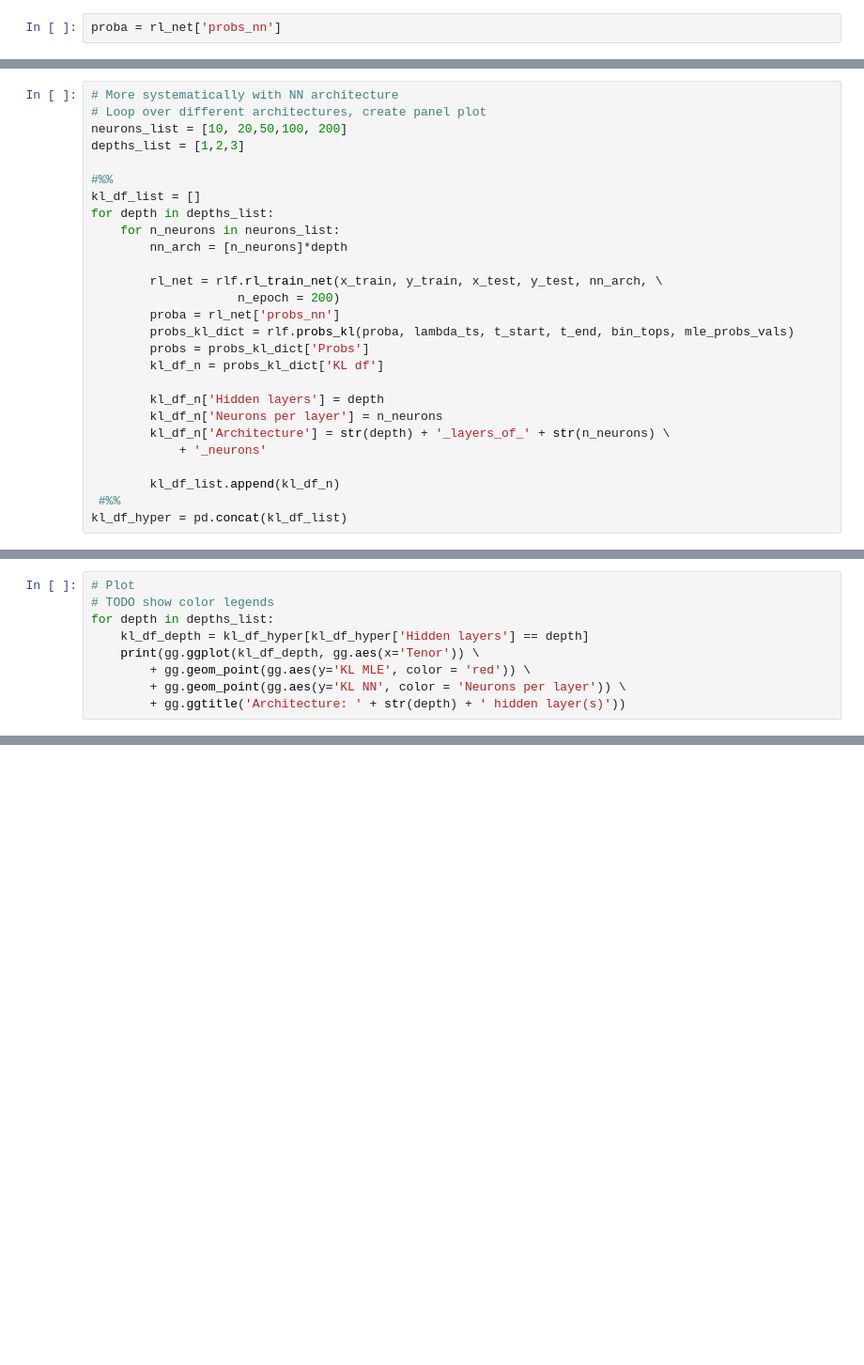
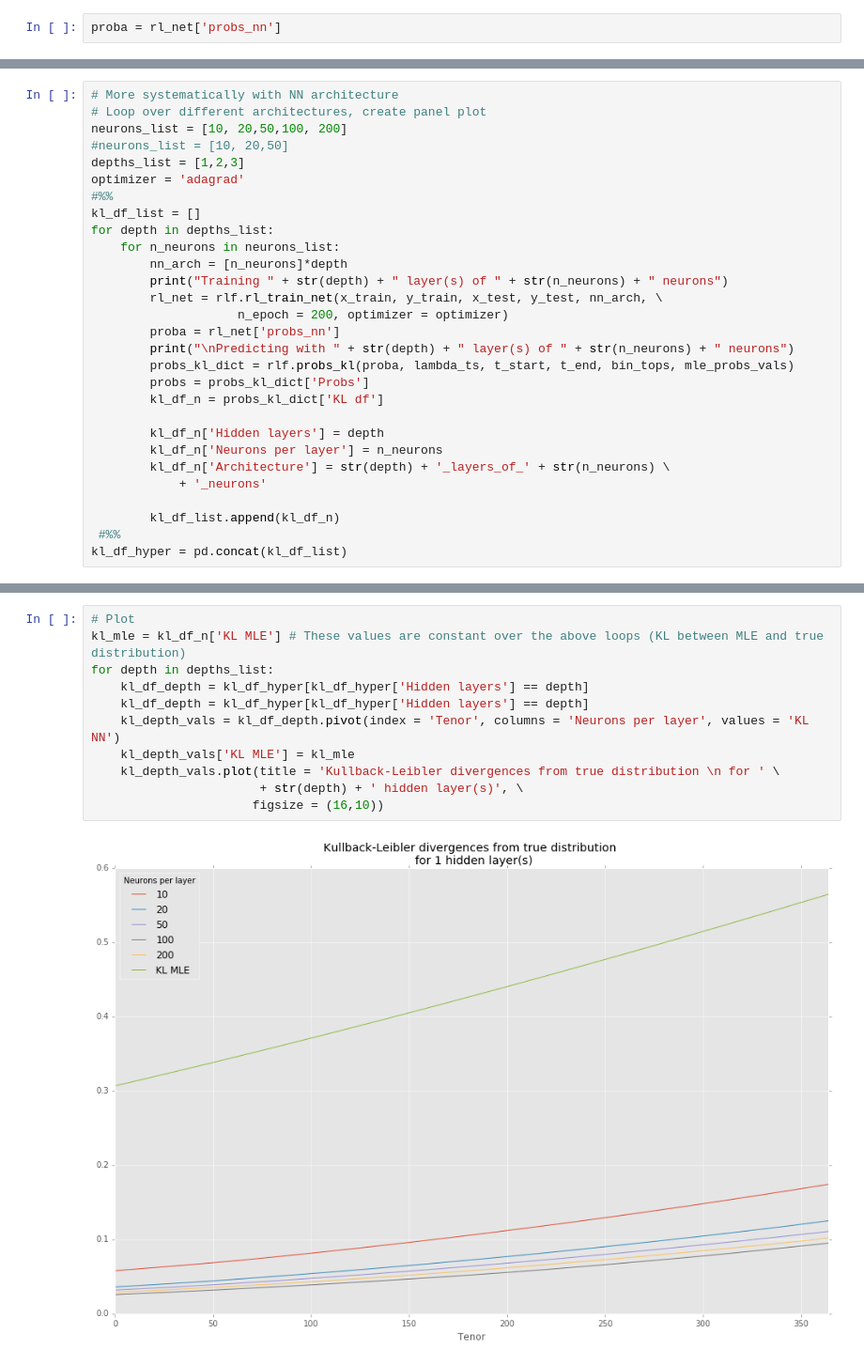
Before and after one commit to munichpavel/oprisklearning, a Jupyter notebook: risklearning_demo.ipynb, the cells around one changed output, grey strips where cells are left out. Shown at 94% size. Drawn from its saved outputs; the diff is of its cells as text; blank space fills up the shorter version.

```diff
--- a/risklearning_demo.ipynb
+++ b/risklearning_demo.ipynb
@@ -217,17 +213,19 @@ gg.ggplot(kl_df, gg.aes(x='Tenor')) \
 # More systematically with NN architecture
 # Loop over different architectures, create panel plot
 neurons_list = [10, 20,50,100, 200]
+#neurons_list = [10, 20,50]
 depths_list = [1,2,3]
-
+optimizer = 'adagrad'
 #%%
 kl_df_list = []
 for depth in depths_list:
     for n_neurons in neurons_list:
         nn_arch = [n_neurons]*depth
-
+        print("Training " + str(depth) + " layer(s) of " + str(n_neurons) + " neurons")
         rl_net = rlf.rl_train_net(x_train, y_train, x_test, y_test, nn_arch, \
-                    n_epoch = 200)
+                    n_epoch = 200, optimizer = optimizer)
         proba = rl_net['probs_nn']
+        print("\nPredicting with " + str(depth) + " layer(s) of " + str(n_neurons) + " neurons")
         probs_kl_dict = rlf.probs_kl(proba, lambda_ts, t_start, t_end, bin_tops, mle_probs_vals)
         probs = probs_kl_dict['Probs']
         kl_df_n = probs_kl_dict['KL df']
@@ -243,9 +258,0 @@ kl_df_hyper = pd.concat(kl_df_list)
-# %%
-# Plot
-# TODO show color legends
-for depth in depths_list:
-    kl_df_depth = kl_df_hyper[kl_df_hyper['Hidden layers'] == depth]
-    print(gg.ggplot(kl_df_depth, gg.aes(x='Tenor')) \
-        + gg.geom_point(gg.aes(y='KL MLE', color = 'red')) \
-        + gg.geom_point(gg.aes(y='KL NN', color = 'Neurons per layer')) \
-        + gg.ggtitle('Architecture: ' + str(depth) + ' hidden layer(s)'))
@@ -258,0 +259,13 @@ for depth in depths_list:
+# %%
+# Plot
+kl_mle = kl_df_n['KL MLE'] # These values are constant over the above loops (KL between MLE and true distribution)
+for depth in depths_list:
+    kl_df_depth = kl_df_hyper[kl_df_hyper['Hidden layers'] == depth]
+    kl_df_depth = kl_df_hyper[kl_df_hyper['Hidden layers'] == depth]
+    kl_depth_vals = kl_df_depth.pivot(index = 'Tenor', columns = 'Neurons per layer', values = 'KL NN')
+    kl_depth_vals['KL MLE'] = kl_mle
+    kl_depth_vals.plot(title = 'Kullback-Leibler divergences from true distribution \n for ' \
+                       + str(depth) + ' hidden layer(s)', \
+                      figsize = (16,10))
+# %% [output]
+[figure, added]
```
Also changed, not shown: parts of 17 cells of this notebook, 1 other file.
